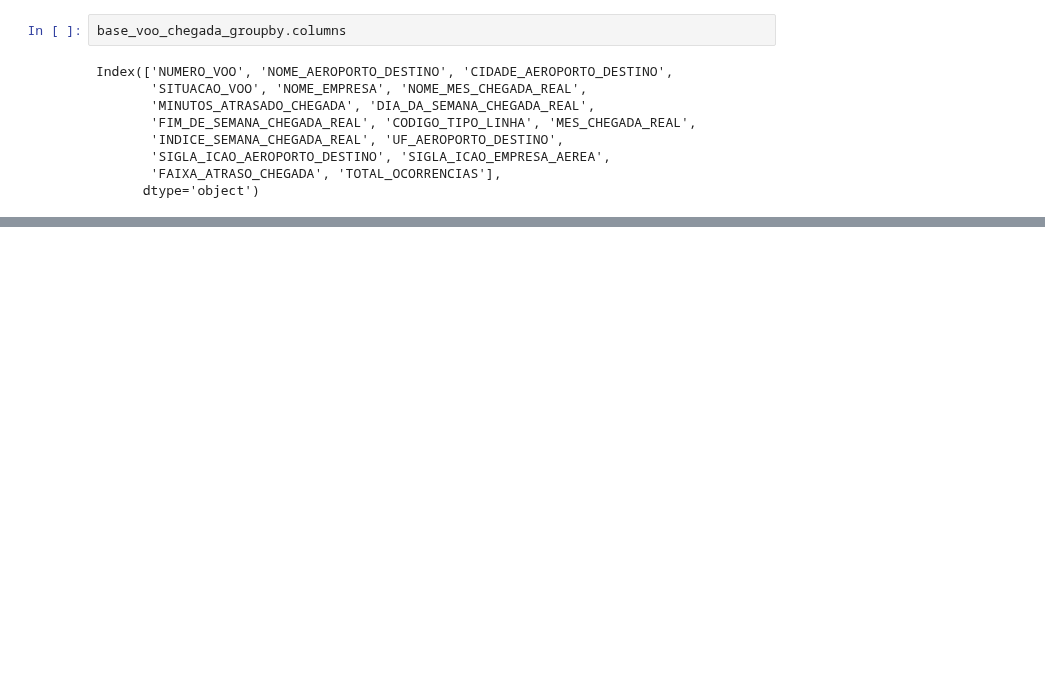
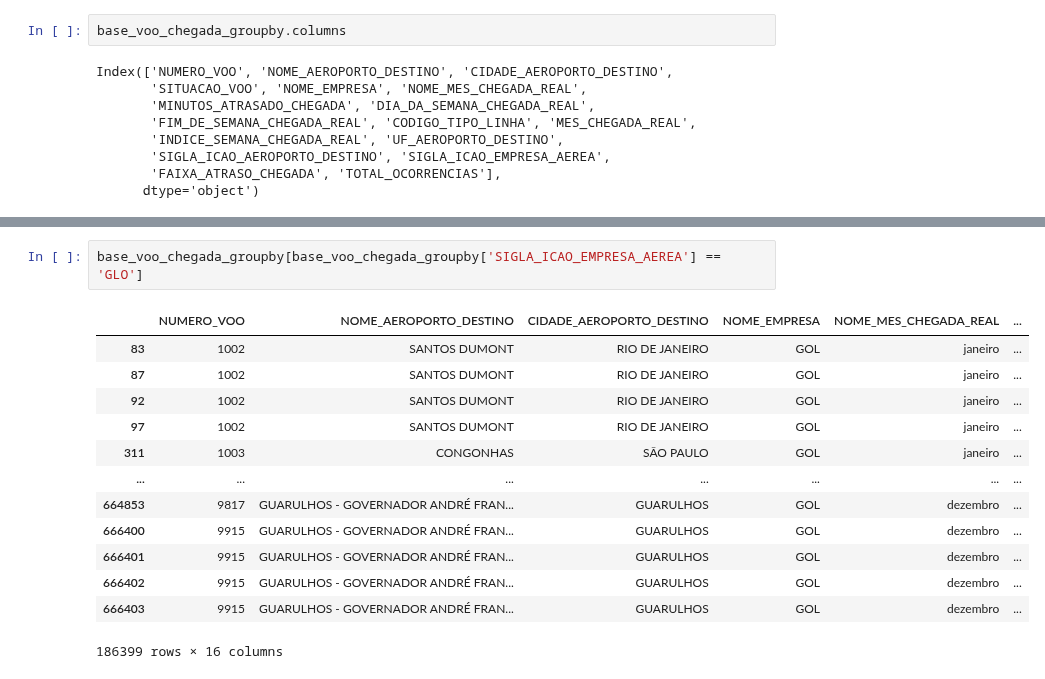
Before and after one commit to rodrigorocha1/dashboard_dados_voos_python, a Jupyter notebook: notebooks/formatacao_exportacao_hive.ipynb, the cells around one changed output, grey strips where cells are left out. Drawn from its saved outputs; the diff is of its cells as text; blank space fills up the shorter version.

```diff
--- a/notebooks/formatacao_exportacao_hive.ipynb
+++ b/notebooks/formatacao_exportacao_hive.ipynb
@@ -384,2 +495,18 @@ for empresa in lista_empresas:
+# %%
+base_voo_chegada_groupby[base_voo_chegada_groupby['SIGLA_ICAO_EMPRESA_AEREA'] == 'GLO']
+# %% [output]
+|  | NUMERO_VOO | NOME_AEROPORTO_DESTINO | CIDADE_AEROPORTO_DESTINO | NOME_EMPRESA | NOME_MES_CHEGADA_REAL | ... |
+| 83 | 1002 | SANTOS DUMONT | RIO DE JANEIRO | GOL | janeiro | ... |
+| 87 | 1002 | SANTOS DUMONT | RIO DE JANEIRO | GOL | janeiro | ... |
+| 92 | 1002 | SANTOS DUMONT | RIO DE JANEIRO | GOL | janeiro | ... |
+| 97 | 1002 | SANTOS DUMONT | RIO DE JANEIRO | GOL | janeiro | ... |
+| 311 | 1003 | CONGONHAS | SÃO PAULO | GOL | janeiro | ... |
+| ... | ... | ... | ... | ... | ... | ... |
+| 664853 | 9817 | GUARULHOS - GOVERNADOR ANDRÉ FRAN... | GUARULHOS | GOL | dezembro | ... |
+| 666400 | 9915 | GUARULHOS - GOVERNADOR ANDRÉ FRAN... | GUARULHOS | GOL | dezembro | ... |
+| 666401 | 9915 | GUARULHOS - GOVERNADOR ANDRÉ FRAN... | GUARULHOS | GOL | dezembro | ... |
+| 666402 | 9915 | GUARULHOS - GOVERNADOR ANDRÉ FRAN... | GUARULHOS | GOL | dezembro | ... |
+| 666403 | 9915 | GUARULHOS - GOVERNADOR ANDRÉ FRAN... | GUARULHOS | GOL | dezembro | ... |
+186399 rows × 16 columns
 # %%
 um a
```
Also changed, not shown: parts of 10 cells of this notebook, 1 other file.
